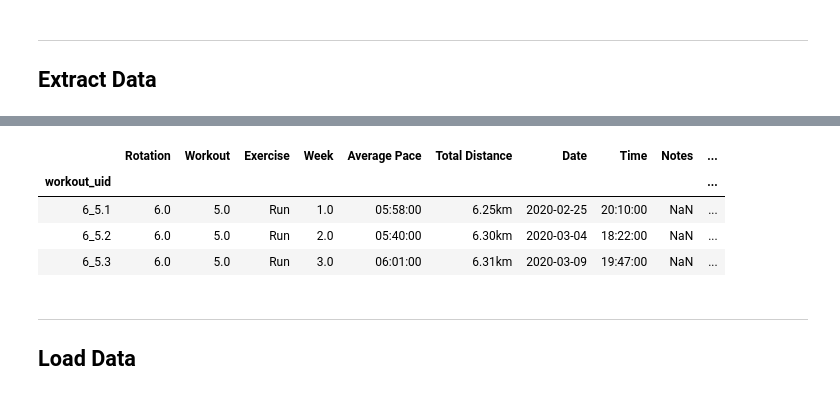
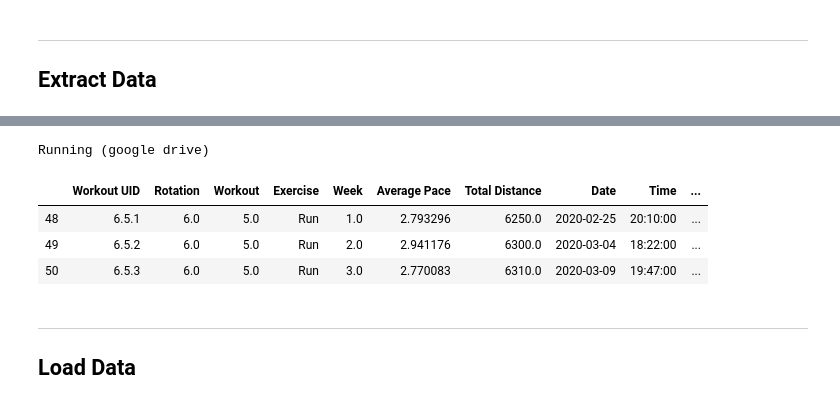
Before and after one commit to Schlutz1/FitnessAnalytics, a Jupyter notebook: process_fitness_data.ipynb, the cells around one changed output, grey strips where cells are left out. Cells and saved outputs as stored; diff of their text form; code cells hidden in the pictures.

Commit message:
:art: Strava running + structural updates

```diff
--- a/process_fitness_data.ipynb
+++ b/process_fitness_data.ipynb
@@ -173,7 +160,7 @@ df_raw = df_raw[(df_raw['Exercise'].isna()!=True) & (df_raw['Week'].isna()!=True
 # propogate codes down for uid
 df_raw[['Rotation', 'Workout']] = df_raw[['Rotation', 'Workout']].fillna(method='ffill')
 df_raw['workout_uid'] = df_raw.apply(make_uid, axis=1)
-df_raw.set_index('workout_uid', inplace=True)
+#df_raw.set_index('workout_uid', inplace=True)
 
 # format date and time columns
 df_raw['timestamp'] = df_raw.apply(make_datetime, axis=1)
@@ -231,13 +235,23 @@ df_weightlifting.head(3)
 # %%
-# cardio specific processing
-df_cardio['Average Pace Numeric'] = df_cardio['Average Pace'].apply(lambda x: (x.hour* 60 + x.minute) if pd.notnull(x) else False)
+# running dataset
+
+df_cardio['Average Pace'] = df_cardio['Average Pace'].apply( # conversion to m/s
+    lambda x: (1000 / (x.hour * 60 + x.minute)) if pd.notnull(x) else None
+)
+
+df_cardio['Total Distance'] = df_cardio['Total Distance'].apply( # conversion to m/s
+    lambda x: float(x.split("km")[0]) * 1000 if pd.notnull(x) else None
+)
+
+df_cardio['Metric Type'] = 'Running'
+print("Running (google drive)")
 df_cardio.head(3)
 # %% [output]
+Running (google drive)
-|  | Rotation | Workout | Exercise | Week | Average Pace | Total Distance | Date | Time | Notes | ... |
-| workout_uid |  |  |  |  |  |  |  |  |  | ... |
-| 6_5.1 | 6.0 | 5.0 | Run | 1.0 | 05:58:00 | 6.25km | 2020-02-25 | 20:10:00 | NaN | ... |
-| 6_5.2 | 6.0 | 5.0 | Run | 2.0 | 05:40:00 | 6.30km | 2020-03-04 | 18:22:00 | NaN | ... |
-| 6_5.3 | 6.0 | 5.0 | Run | 3.0 | 06:01:00 | 6.31km | 2020-03-09 | 19:47:00 | NaN | ... |
+|  | Workout UID | Rotation | Workout | Exercise | Week | Average Pace | Total Distance | Date | Time | ... |
+| 48 | 6.5.1 | 6.0 | 5.0 | Run | 1.0 | 2.793296 | 6250.0 | 2020-02-25 | 20:10:00 | ... |
+| 49 | 6.5.2 | 6.0 | 5.0 | Run | 2.0 | 2.941176 | 6300.0 | 2020-03-04 | 18:22:00 | ... |
+| 50 | 6.5.3 | 6.0 | 5.0 | Run | 3.0 | 2.770083 | 6310.0 | 2020-03-09 | 19:47:00 | ... |
 # %% [markdown]
 ***
 ## Load Data <a class="anchor" id="load_data"></a>
```
Also changed, not shown: parts of 20 cells of this notebook, 15 other files.
